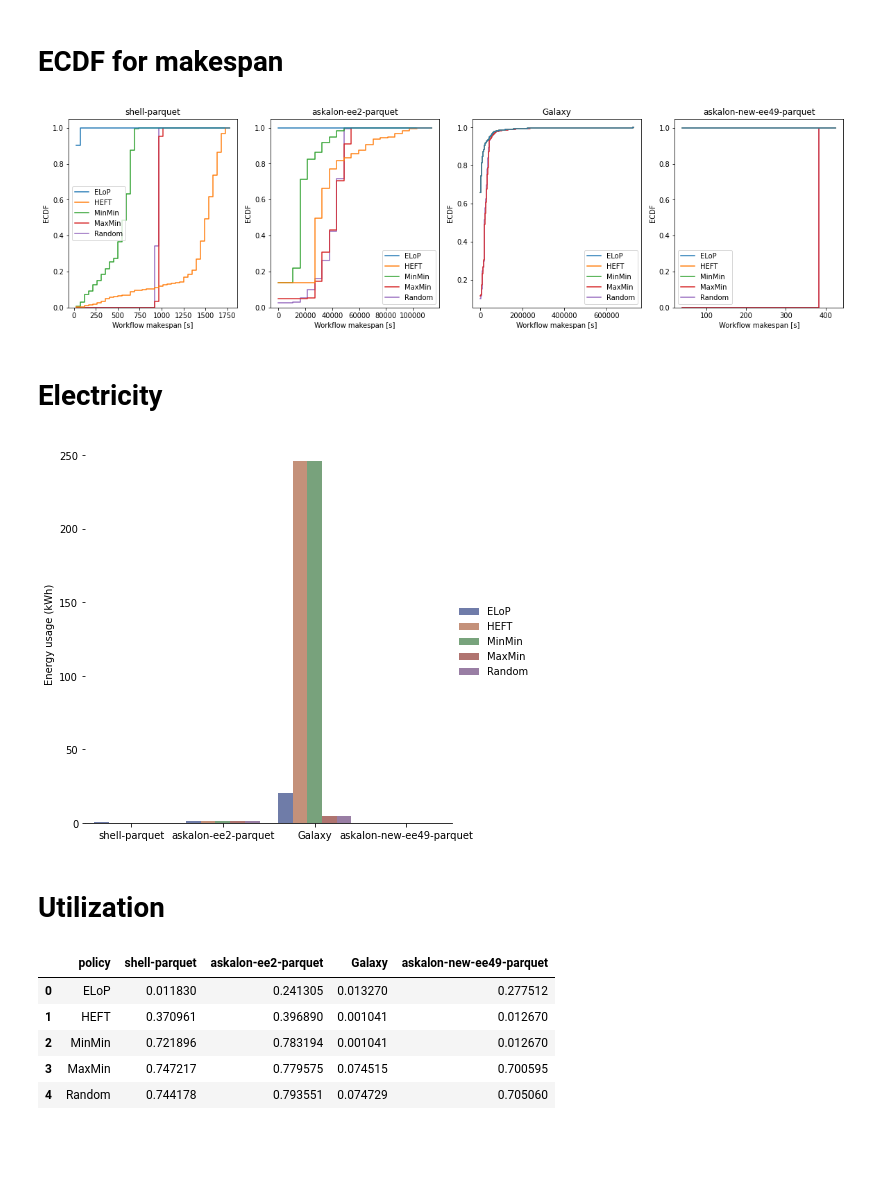
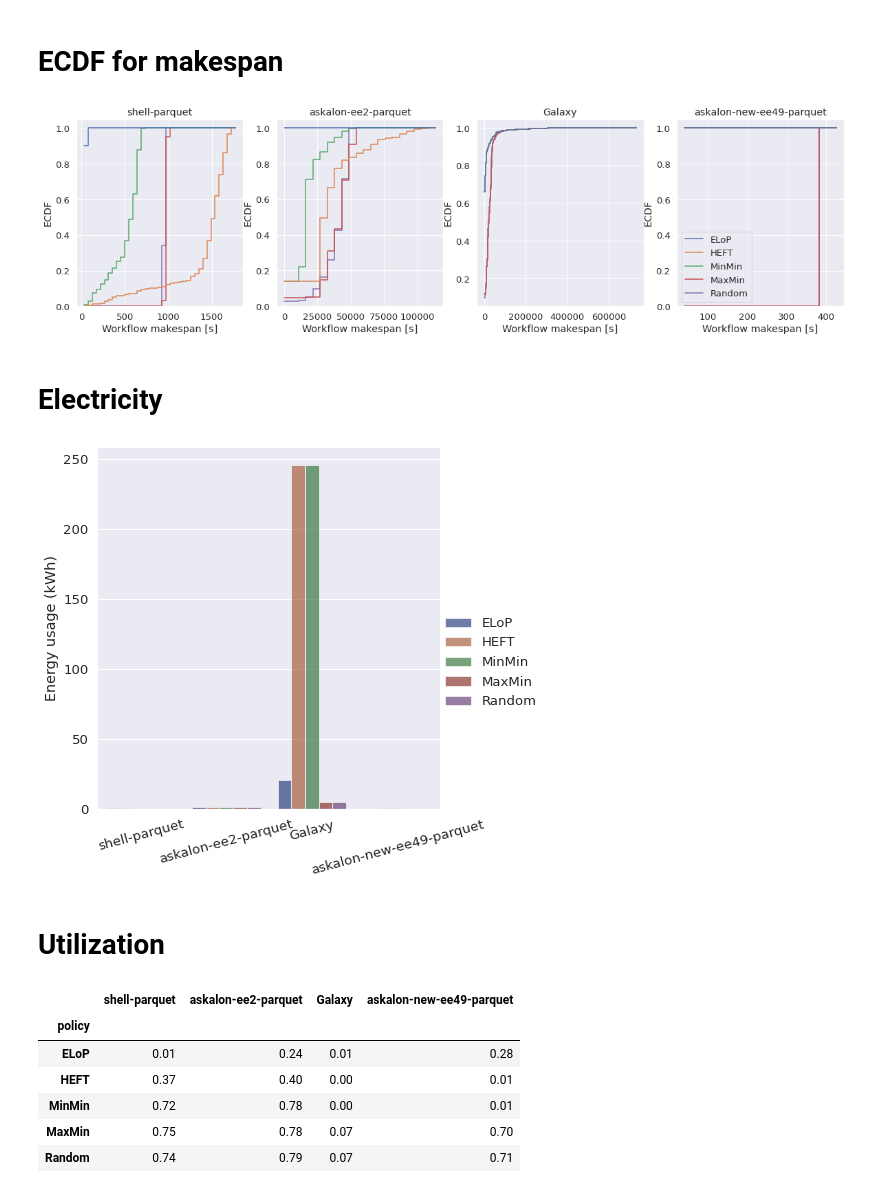
Before and after one commit to CloudScheduling/plotter_4_cloud, a Jupyter notebook: Notebooks/Experiment3_Workload.ipynb, the cells around one changed output. Saved outputs shown, nothing was run; the diff lists cells and outputs as text; code cells hidden in the pictures; blank space fills up the shorter version.

```diff
--- a/Notebooks/Experiment3_Workload.ipynb
+++ b/Notebooks/Experiment3_Workload.ipynb
@@ -11,35 +14,43 @@ os.chdir('../') # work from project root so the reader gets the right paths
 print(os.getcwd())
 # %% [output]
 /home/linus/Dokumente/Studium/Master/Amsterdam/02_DisSys/Project/CloudScheduling/plotter_4_cloud
+# %%
+export_base_path = "~/Dropbox/Apps/Overleaf/DistributedSystems_Group2/graphs/"
 # %%
 data = reader.sort_dfs(["ELoP", "HEFT", "MinMin", "MaxMin", "Random"])
 transformer = DataTransformer(data)
+# %%
+sns.set(font_scale = 1.2)
 # %% [markdown]
 # ECDF for makespan
 # %%
-ecdf_data, ecdf_meta = transformer.to_makespan_cdf_per_workflow("homogeneous", "scale2", "exp_workload_ecdf.png")
+ecdf_data, ecdf_meta = transformer.to_makespan_cdf_per_workflow("homogeneous", "scale2", export_base_path + "exp_workload_ecdf.png")
 
 plotters.create_makespan_cdf_order_policy(ecdf_data, ecdf_meta) # although created for exp 1, this works here just fine :)
 # %% [output]
-[figure, old version]
+[figure, new version]
 # %% [markdown]
 # Electricity
 # %%
-electricity_data, electricity_meta = transformer.to_energy_exp_workload("homogeneous", "scale2","exp_workload_electricity.png")
+electricity_data, electricity_meta = transformer.to_energy_exp_workload("homogeneous", "scale2",export_base_path + "exp_workload_electricity.png")
 
 plotters.create_energy_plot_workload(electricity_data, electricity_meta)
 # %% [output]
-[figure, old version]
+[figure, new version]
 # %% [markdown]
 # Utilization
 # %%
-utilization_data, utilization_meta = transformer.to_utilization_table_workload("homogeneous", "scale2", "exp_workload_utilization.png")
+utilization_data, utilization_meta = transformer.to_utilization_table_workload("homogeneous", "scale2", export_base_path + "exp_workload_utilization.png")
 
+pd.options.display.float_format = "{:,.2f}".format
+with open(export_base_path + "exp_workload_utilization.tex", "w") as text_file:
+    text_file.write(plotters_help.latex_with_lines(utilization_data))
 utilization_data
 # %% [output]
-|  | policy | shell-parquet | askalon-ee2-parquet | Galaxy | askalon-new-ee49-parquet |
-| 0 | ELoP | 0.011830 | 0.241305 | 0.013270 | 0.277512 |
-| 1 | HEFT | 0.370961 | 0.396890 | 0.001041 | 0.012670 |
-| 2 | MinMin | 0.721896 | 0.783194 | 0.001041 | 0.012670 |
-| 3 | MaxMin | 0.747217 | 0.779575 | 0.074515 | 0.700595 |
-| 4 | Random | 0.744178 | 0.793551 | 0.074729 | 0.705060 |
+|  | shell-parquet | askalon-ee2-parquet | Galaxy | askalon-new-ee49-parquet |
+| policy |  |  |  |  |
+| ELoP | 0.01 | 0.24 | 0.01 | 0.28 |
+| HEFT | 0.37 | 0.40 | 0.00 | 0.01 |
+| MinMin | 0.72 | 0.78 | 0.00 | 0.01 |
+| MaxMin | 0.75 | 0.78 | 0.07 | 0.70 |
+| Random | 0.74 | 0.79 | 0.07 | 0.71 |
```
Also changed, not shown: parts of 1 cell of this notebook, 8 other files.
